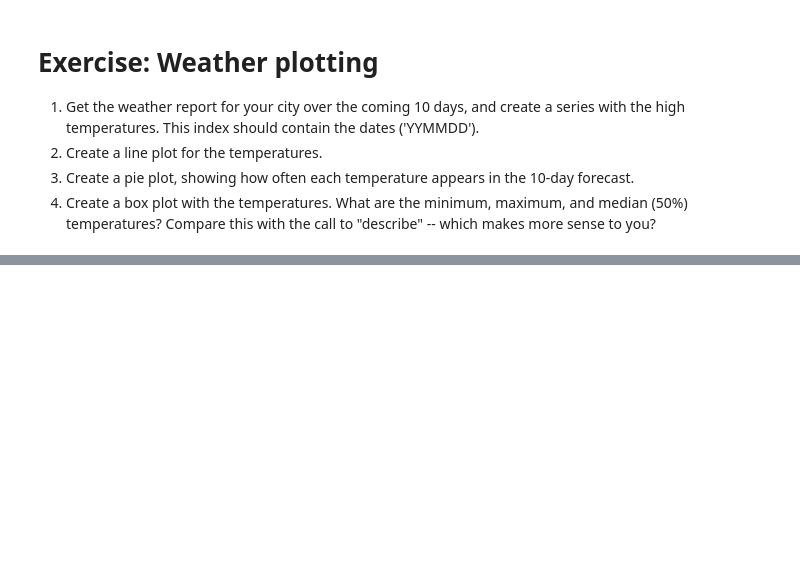
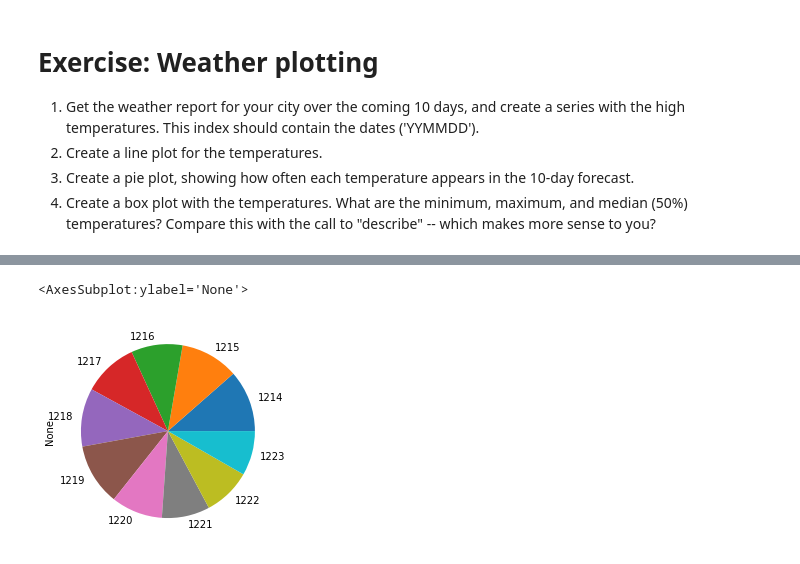
Before and after one commit to sumanthkm/Cisco-2021-12Dec-13, a Jupyter notebook: Cisco-2021-12Dec-14.ipynb, the cells around one changed output, grey strips where cells are left out. Cells and saved outputs as stored; diff of their text form; code cells hidden in the pictures; blank space fills up the shorter version.

```diff
--- a/Cisco-2021-12Dec-14.ipynb
+++ b/Cisco-2021-12Dec-14.ipynb
@@ -396,0 +415,7 @@ s = Series([18, 17, 15, 16, 17, 18, 15, 14, 14, 13],
+# %%
+# let's total the temperatures for the next 10 days, then show
+
+s.plot.pie()
+# %% [output]
+<AxesSubplot:ylabel='None'>
+[figure, added]
```
Also changed, not shown: parts of 2 cells of this notebook.
